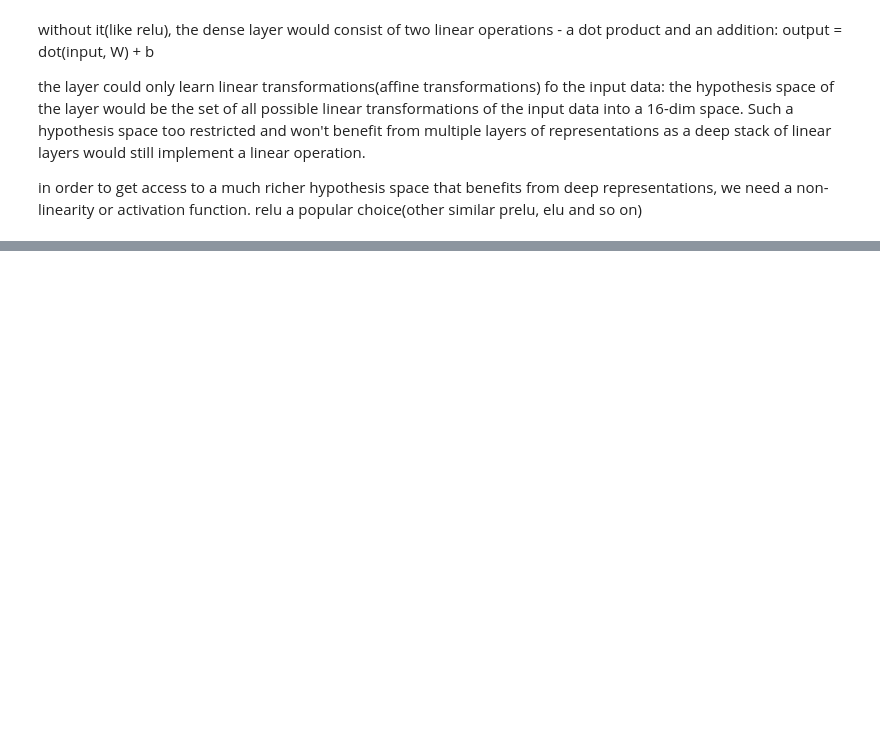
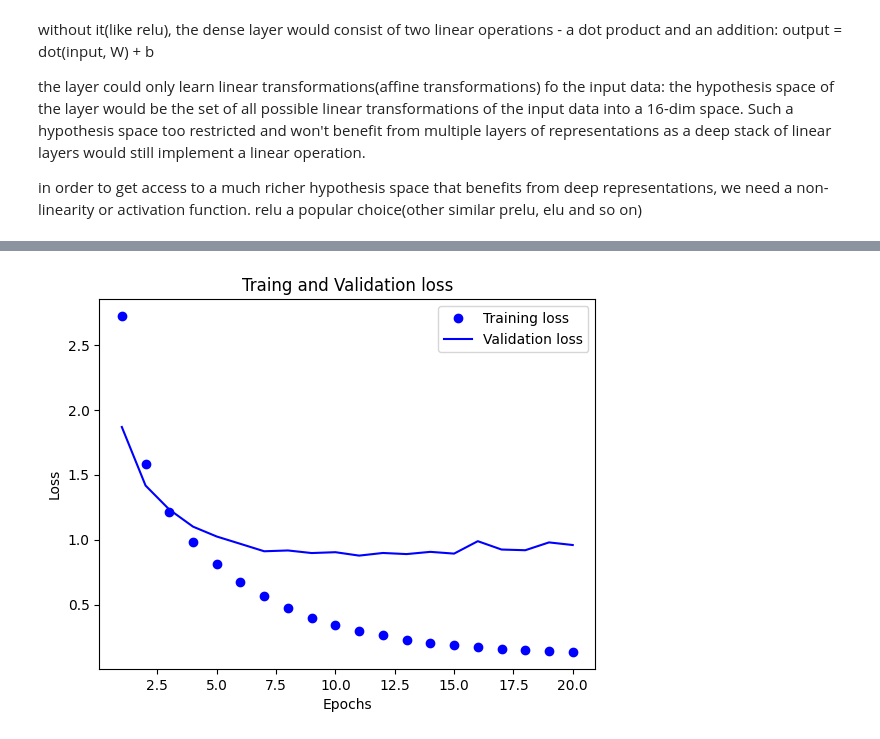
Before and after one commit to thekrishnajeena/deep_learning_with_python, a Jupyter notebook: chapter-4-classificationNregress/binary-classification.ipynb, the cells around one changed output, grey strips where cells are left out. Cells and saved outputs as stored; diff of their text form; code cells hidden in the pictures; blank space fills up the shorter version.

```diff
--- a/chapter-4-classificationNregress/binary-classification.ipynb
+++ b/chapter-4-classificationNregress/binary-classification.ipynb
@@ -110,0 +347,5 @@ model.compile(optimizer="rmsprop",
+# %%
+# built in way in Keras
+from tensorflow.keras.utils import to_categorical
+y_train = to_categorical(train_labels)
+y_test = to_categorical(test_labels)
@@ -110,0 +389,17 @@ model.compile(optimizer="rmsprop",
+# %%
+model.compile(optimizer="rmsprop",
+              loss="categorical_crossentropy",
+              metrics=["accuracy"])
+# %%
+# setting aside a validation set
+x_val = x_train[:1000]
+partial_x_train = x_train[1000:]
+y_val = y_train[:1000]
+partial_y_train = y_train[1000:]
+# %%
+# model train
+history = model.fit(partial_x_train,
+                    partial_y_train,
+                    epochs = 20,
+                    batch_size=512,
+                    validation_data=(x_val, y_val))
@@ -110,0 +424,14 @@ model.compile(optimizer="rmsprop",
+# %%
+# plotting the train and val loss
+loss = history.history["loss"]
+val_loss = history.history["val_loss"]
+epochs = range(1, len(loss) +1)
+plt.plot(epochs, loss, "bo", label="Training loss")
+plt.plot(epochs, val_loss, "b", label="Validation loss")
+plt.title("Traing and Validation loss")
+plt.xlabel("Epochs")
+plt.ylabel("Loss")
+plt.legend()
+plt.show()
+# %% [output]
+[figure, added]
```
Also changed, not shown: parts of 23 cells of this notebook.
